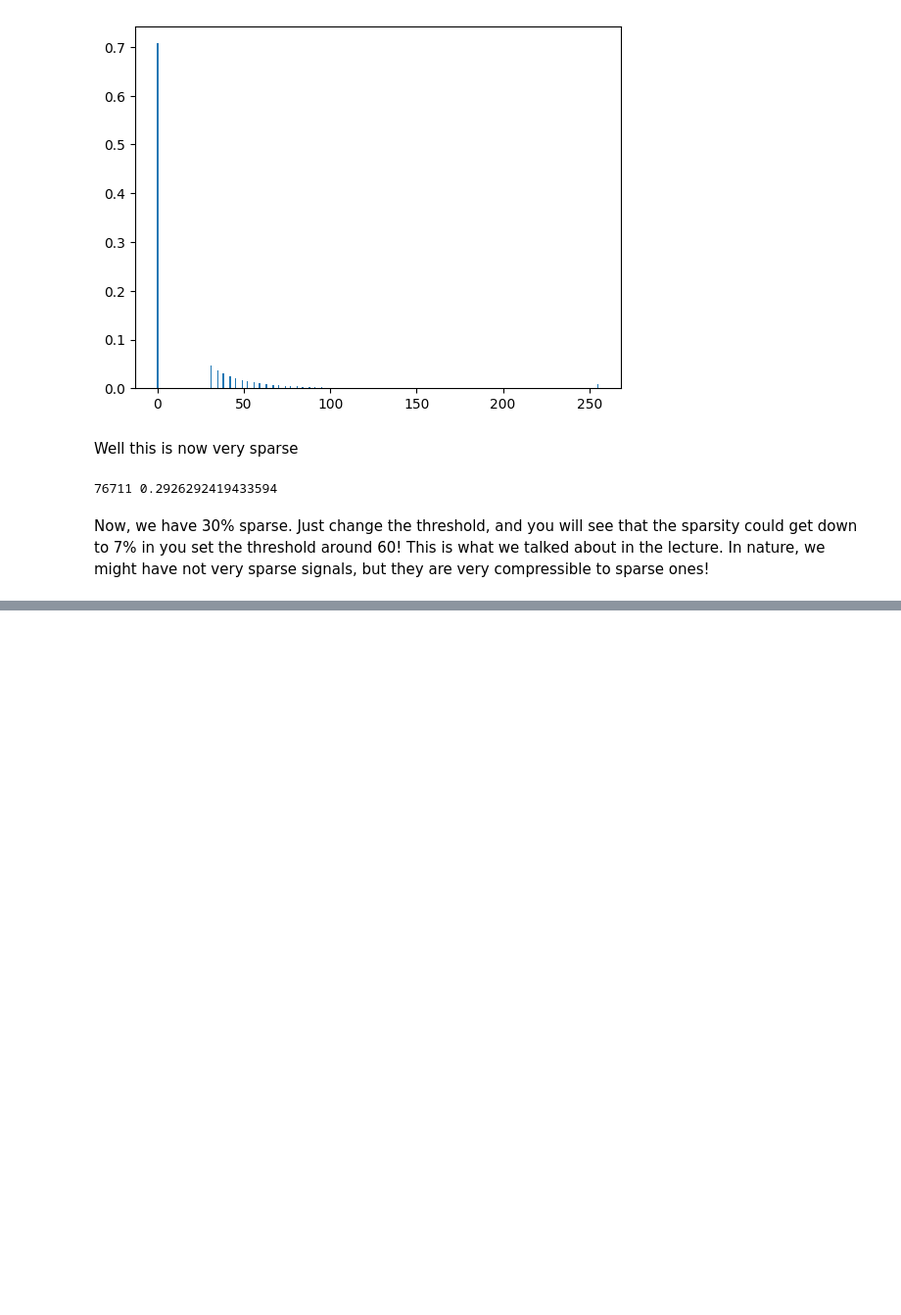
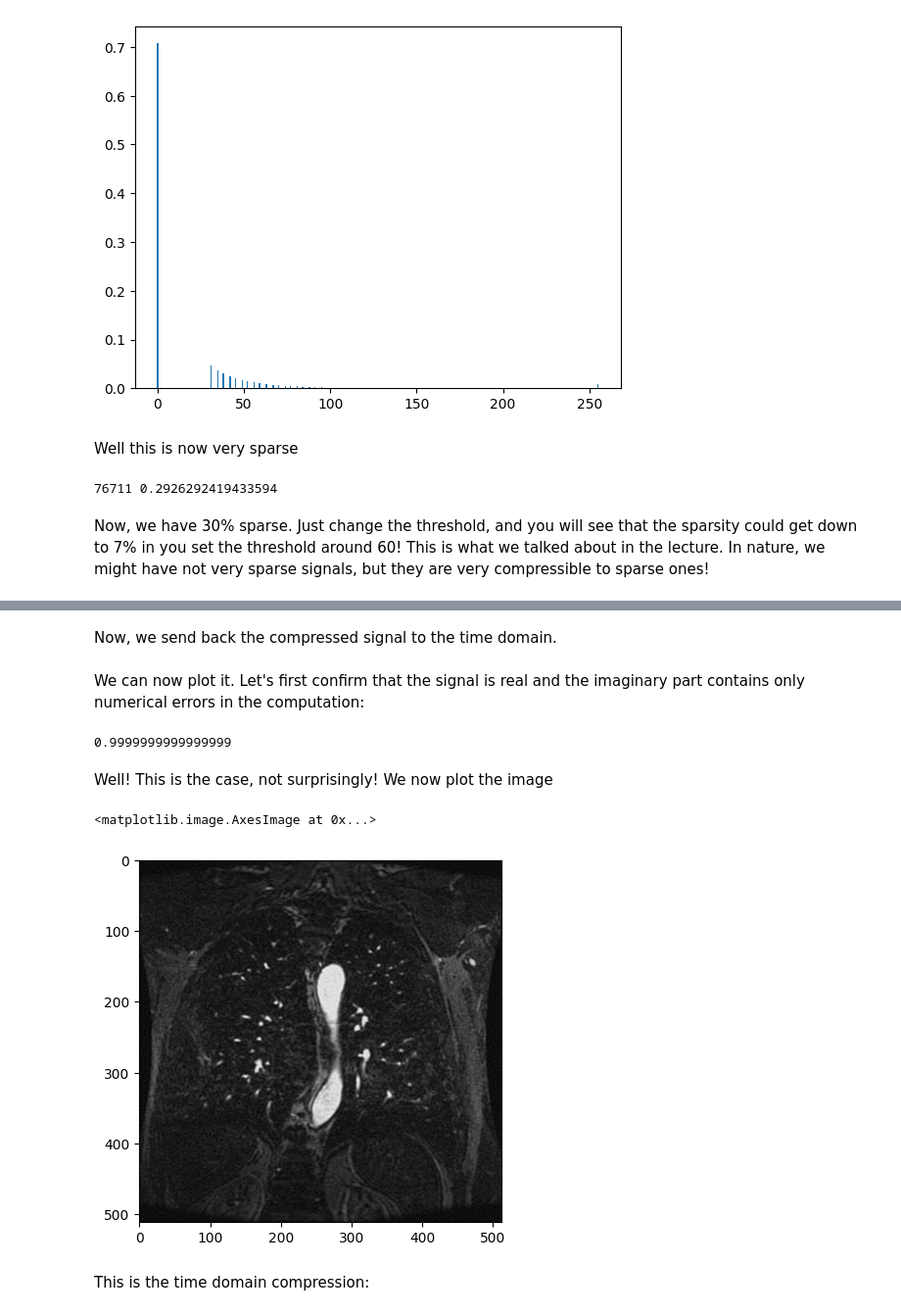
Before and after one commit to AlBerey/CompressiveSensing, a Jupyter notebook: Python_Notebooks/Sparsity_MRI.ipynb, the cells around one changed output, grey strips where cells are left out. Shown at 98% size. Drawn from its saved outputs; the diff is of its cells as text; code cells hidden in the pictures; blank space fills up the shorter version.

```diff
--- a/Python_Notebooks/Sparsity_MRI.ipynb
+++ b/Python_Notebooks/Sparsity_MRI.ipynb
@@ -185,0 +206,3 @@ Now, we have 30% sparse. Just change the threshold, and you will see that the sp
+# %%
+x_fft_compress_abs = np.copy(x_fft_abs)
+x_fft_compress_abs[np.where(x_fft_abs <= bins_freq[compress_threshold_freq + 1])[0],0] = 0
@@ -185,0 +215,29 @@ Now, we have 30% sparse. Just change the threshold, and you will see that the sp
+# %% [markdown]
+Now, we send back the compressed signal to the time domain.
+# %%
+# Make the complex-valued frequency-domain signal
+euler_x_fft = np.cos(x_fft_angle) + 1j * np.sin(x_fft_angle)
+x_fft_compress = x_fft_compress_abs * euler_x_fft
+
+# Reshape it and dend it back to time (normal) dimain via 2D IFFT
+mri_fft_compress = x_fft_compress.reshape(512,512)
+mri_compress = np.fft.ifft2(mri_fft_compress)
+# %% [markdown]
+We can now plot it. Let's first confirm that the signal is real and the imaginary part contains only numerical errors in the computation:
+# %%
+real_power = np.linalg.norm(np.real(mri_compress), ord = 'fro')
+imag_power = np.linalg.norm(np.imag(mri_compress), ord = 'fro')
+
+print(real_power / (real_power + imag_power))
+# %% [output]
+0.9999999999999999
+# %% [markdown]
+Well! This is the case, not surprisingly! We now plot the image
+# %%
+# We use np.real() to get rid of numerically remained imaginary parts
+plt.imshow(np.real(mri_compress), cmap = 'gray')
+# %% [output]
+<matplotlib.image.AxesImage at 0x...>
+[figure, added]
+# %% [markdown]
+This is the time domain compression:
```
Also changed, not shown: parts of 21 cells of this notebook.
